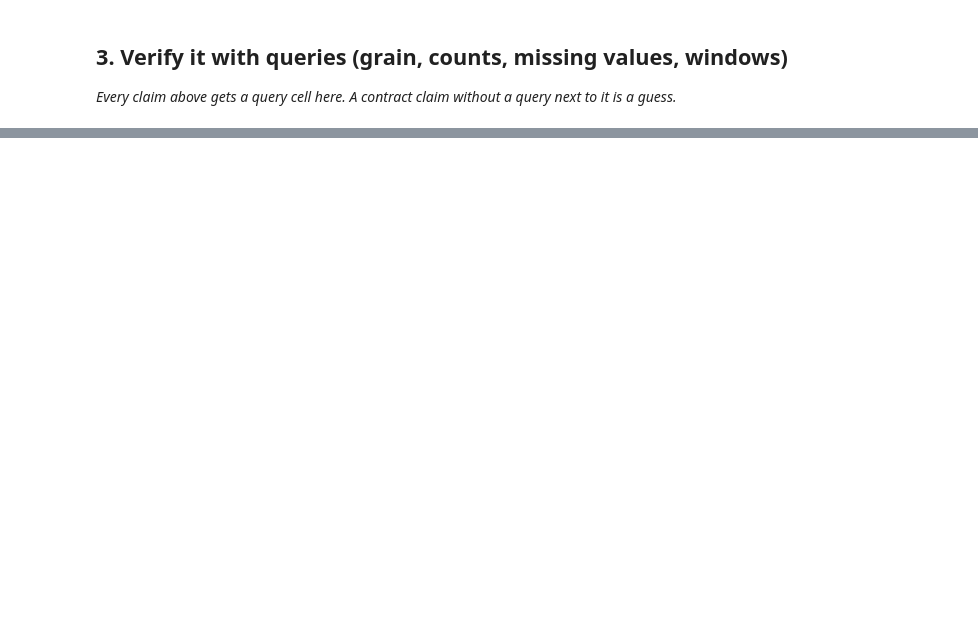
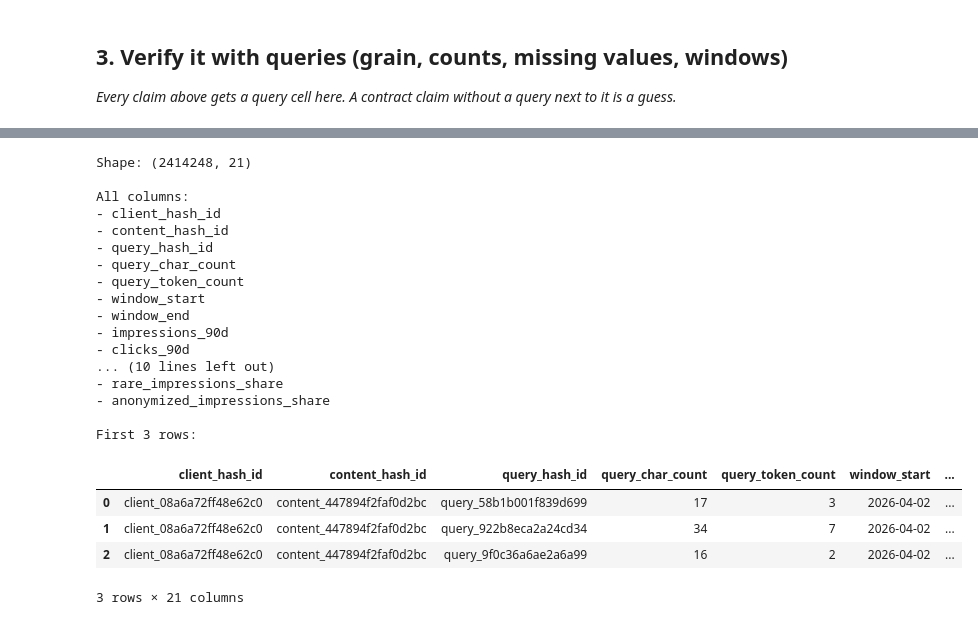
Before and after one commit to Pallavibt/flyrank-ml-internship, a Jupyter notebook: work/notebooks/w03_data_contract.ipynb, the cells around one changed output, grey strips where cells are left out. Cells and saved outputs as stored; diff of their text form; code cells hidden in the pictures; blank space fills up the shorter version.

```diff
--- a/work/notebooks/w03_data_contract.ipynb
+++ b/work/notebooks/w03_data_contract.ipynb
@@ -8,0 +103,21 @@ This skeleton is yours to fill. Work the sections **in order** — each one has
+# %%
+from huggingface_hub import hf_hub_download
+import pandas as pd
+
+march_path = hf_hub_download(
+    repo_id="FlyRank/internship-warehouse",
+    repo_type="dataset",
+    filename="fact_content_daily_performance/month=2026-03/data_0.parquet",
+    token=HF_TOKEN
+)
+
+march = pd.read_parquet(march_path)
+
+print("Rows:", len(march))
+print("Columns:", len(march.columns))
+print("All columns:")
+for col in march.columns:
+    print("-", col)
+
+print("\nDate span:", march["report_date"].min(), "to", march["report_date"].max())
+print("Unique report dates:", march["report_date"].nunique())
@@ -26,0 +337,43 @@ This skeleton is yours to fill. Work the sections **in order** — each one has
+# %%
+from huggingface_hub import hf_hub_download
+import pandas as pd
+
+query_path = hf_hub_download(
+    repo_id="FlyRank/internship-warehouse",
+    repo_type="dataset",
+    filename="fact_content_query_90d.parquet",
+    token=HF_TOKEN
+)
+
+queries = pd.read_parquet(query_path)
+
+print("Shape:", queries.shape)
+print("\nAll columns:")
+for col in queries.columns:
+    print("-", col)
+
+print("\nFirst 3 rows:")
+display(queries.head(3))
+# %% [output]
+Shape: (2414248, 21)
+
+All columns:
+- client_hash_id
+- content_hash_id
+- query_hash_id
+- query_char_count
+- query_token_count
+- window_start
+- window_end
+- impressions_90d
+- clicks_90d
+... (10 lines left out)
+- rare_impressions_share
+- anonymized_impressions_share
+
+First 3 rows:
+|  | client_hash_id | content_hash_id | query_hash_id | query_char_count | query_token_count | window_start | ... |
+| 0 | client_08a6a72ff48e62c0 | content_447894f2faf0d2bc | query_58b1b001f839d699 | 17 | 3 | 2026-04-02 | ... |
+| 1 | client_08a6a72ff48e62c0 | content_447894f2faf0d2bc | query_922b8eca2a24cd34 | 34 | 7 | 2026-04-02 | ... |
+| 2 | client_08a6a72ff48e62c0 | content_447894f2faf0d2bc | query_9f0c36a6ae2a6a99 | 16 | 2 | 2026-04-02 | ... |
+3 rows × 21 columns
```
Also changed, not shown: parts of 23 cells of this notebook.
